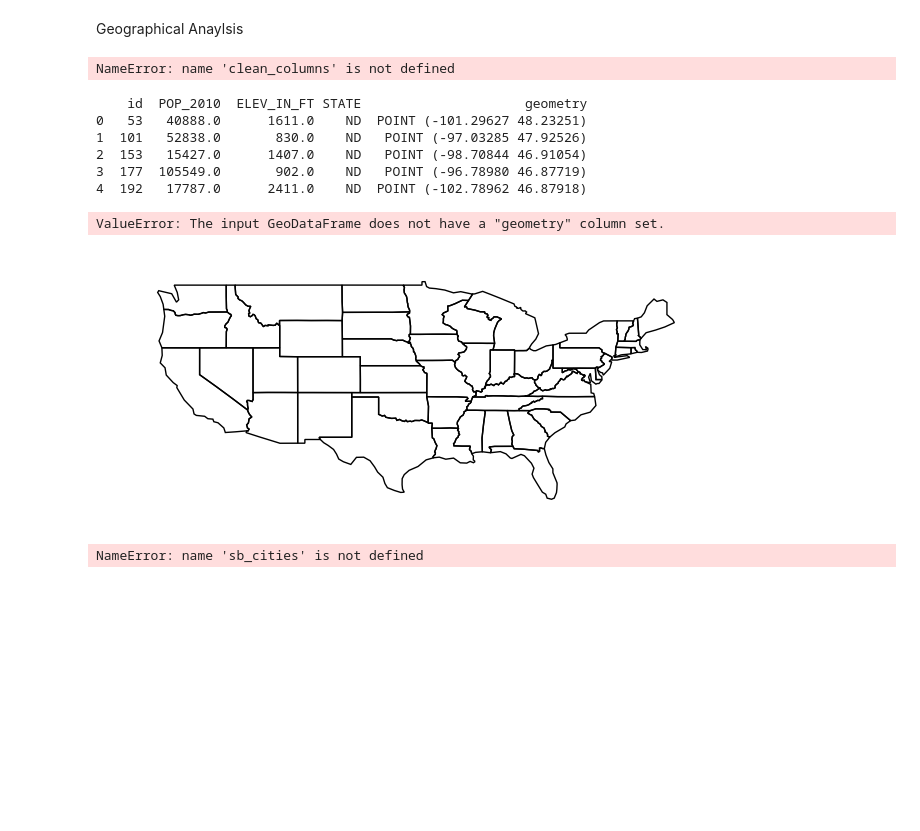
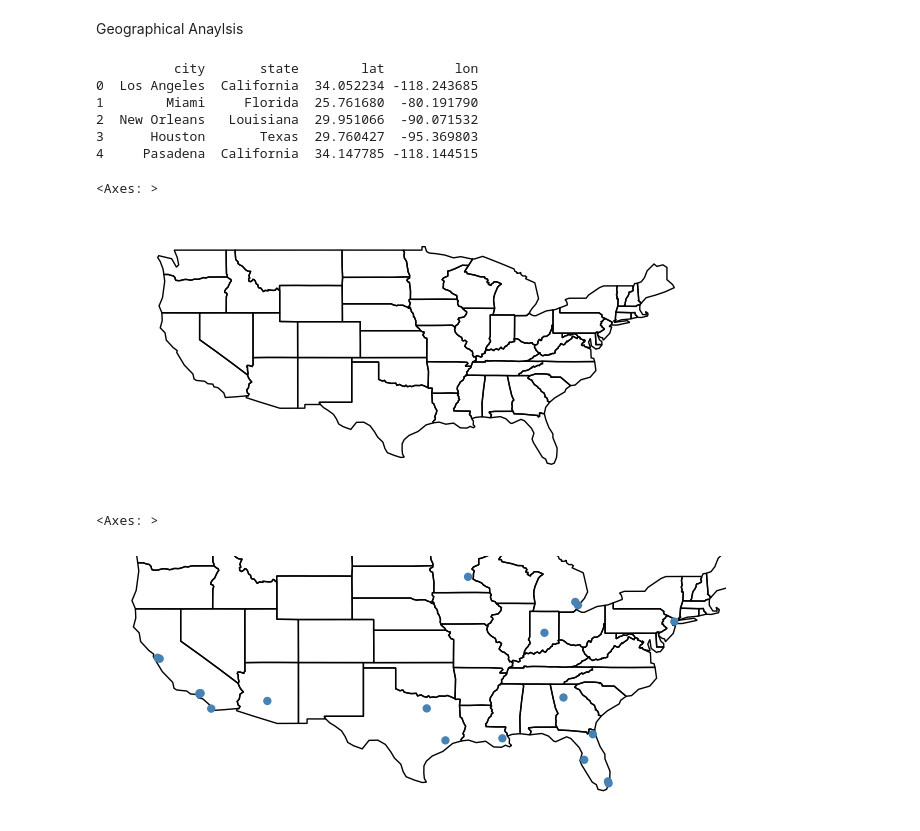
Before and after one commit to FergusSteel/datafest-hackathon, a Jupyter notebook: GeographicalAnalysis.ipynb, the cells around one changed output. Saved outputs shown, nothing was run; the diff lists cells and outputs as text; code cells hidden in the pictures; blank space fills up the shorter version.

```diff
--- a/GeographicalAnalysis.ipynb
+++ b/GeographicalAnalysis.ipynb
@@ -24,6 +24,8 @@ sb_dat = read_csv('superbowl_2.csv')
 sb_off_stats = read_csv('superbowloffensivestats.csv')
 sb_mvps = read_csv('mvpsb.csv')
 sb_cities = read_csv('city_data.csv')
+
+print(sb_cities.head(5))
 
 to_short_name = {
     'Baltimore Colts': "IND",
@@ -85,27 +87,27 @@ to_short_names_mvps = {
 sb_dat.replace(to_replace=to_short_name.keys(), value=to_short_name.values(), inplace=True)
 sb_mvps.replace(to_replace=to_short_names_mvps.keys(), value=to_short_names_mvps.values(), inplace=True)
 # %% [output]
-NameError: name 'clean_columns' is not defined
+          city       state        lat         lon
+0  Los Angeles  California  34.052234 -118.243685
+1        Miami     Florida  25.761680  -80.191790
+2  New Orleans   Louisiana  29.951066  -90.071532
+3      Houston       Texas  29.760427  -95.369803
+4     Pasadena  California  34.147785 -118.144515
 # %%
 path = gplt.datasets.get_path("contiguous_usa")
 contiguous_usa = gpd.read_file(path)
-path = gplt.datasets.get_path("usa_cities")
-cities = gpd.read_file(path)
-print(cities.head(5))
+
 gplt.polyplot(contiguous_usa)
-gplt.pointplot(sb_dat["city"])
 # %% [output]
-    id  POP_2010  ELEV_IN_FT STATE                     geometry
-0   53   40888.0      1611.0    ND  POINT (-101.29627 48.23251)
-1  101   52838.0       830.0    ND   POINT (-97.03285 47.92526)
-2  153   15427.0      1407.0    ND   POINT (-98.70844 46.91054)
-3  177  105549.0       902.0    ND   POINT (-96.78980 46.87719)
-4  192   17787.0      2411.0    ND  POINT (-102.78962 46.87918)
+<Axes: >
-ValueError: The input GeoDataFrame does not have a "geometry" column set.
 [figure]
 # %%
 gdf = gpd.GeoDataFrame(
-    sb_cities.City, geometry=gpd.points_from_xy(sb_cities.lon, sb_cities.lat)
+    sb_cities.city, geometry=gpd.points_from_xy(sb_cities.lon, sb_cities.lat)
 )
+gdf.head(5)
+ax = gplt.polyplot(contiguous_usa)
+gplt.pointplot(gdf, ax = ax)
 # %% [output]
-NameError: name 'sb_cities' is not defined
+<Axes: >
+[figure, added]
```
